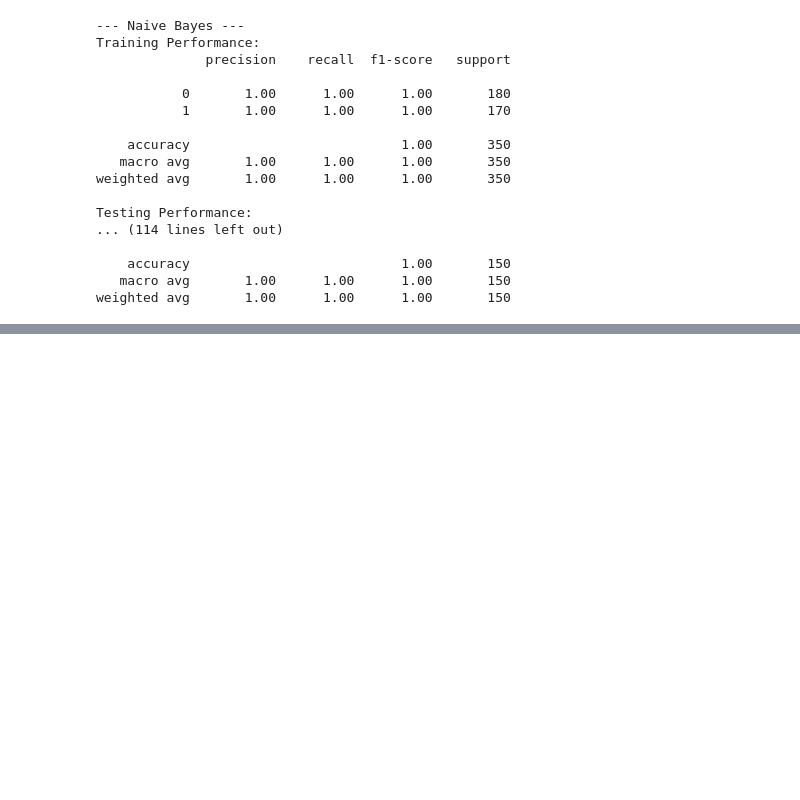
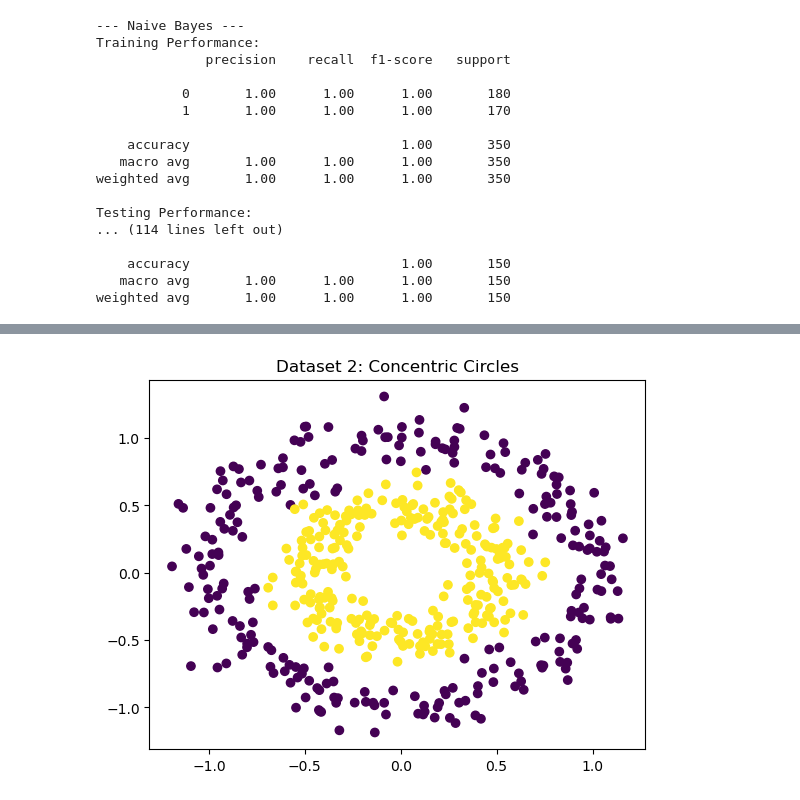
Before and after one commit to XimiPali/ml-classification-comparison, a Jupyter notebook: Comparison of ML Classification Algorithms.ipynb, the cells around one changed output, grey strips where cells are left out. Cells and saved outputs as stored; diff of their text form; code cells hidden in the pictures; blank space fills up the shorter version.

Commit message:
Created Dataset 2 using make_circles (nonlinear circular data)

```diff
--- a/Comparison of ML Classification Algorithms.ipynb
+++ b/Comparison of ML Classification Algorithms.ipynb
@@ -101,0 +110,16 @@ weighted avg       1.00      1.00      1.00       150
+# %%
+from sklearn.datasets import make_circles
+
+X2, y2 = make_circles(
+    n_samples=500,
+    noise=0.1,
+    factor=0.5,
+    random_state=42
+)
+
+plt.figure()
+plt.scatter(X2[:,0], X2[:,1], c=y2)
+plt.title("Dataset 2: Concentric Circles")
+plt.show()
+# %% [output]
+[figure, added]
```
Also changed, not shown: parts of 1 cell of this notebook.
